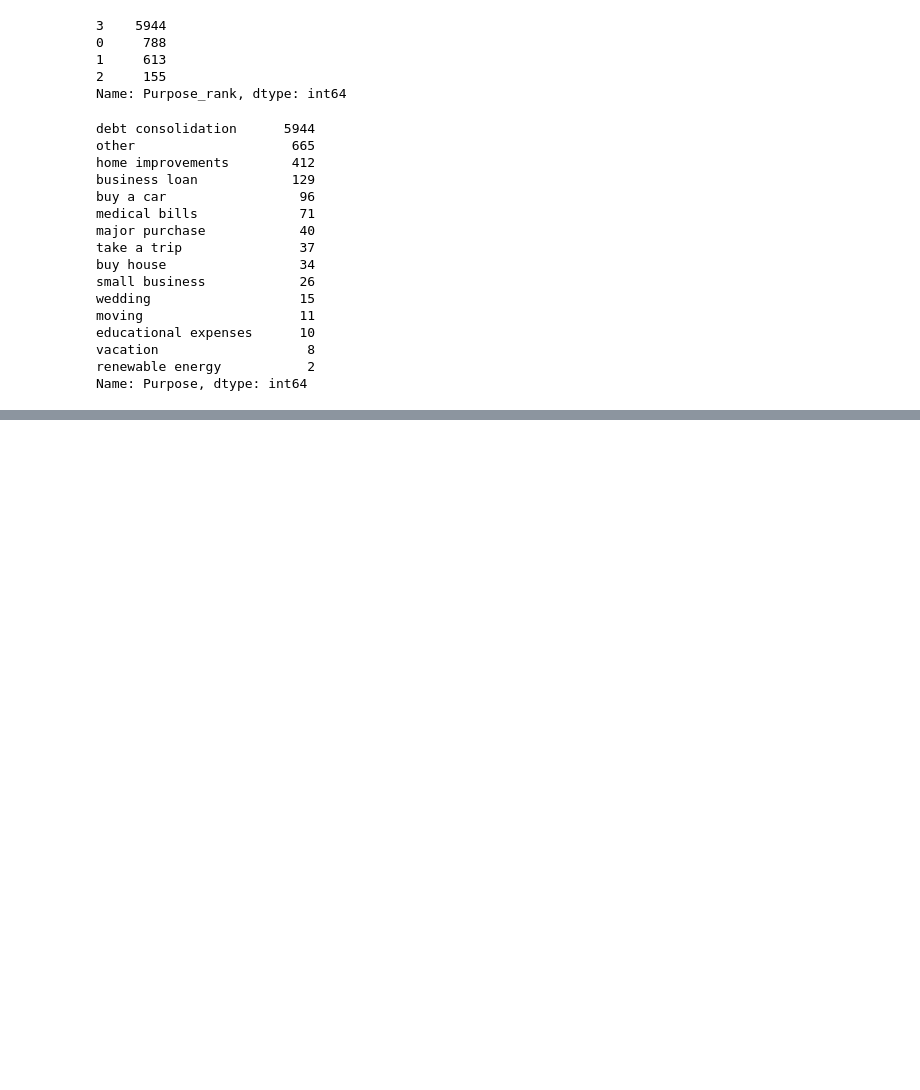
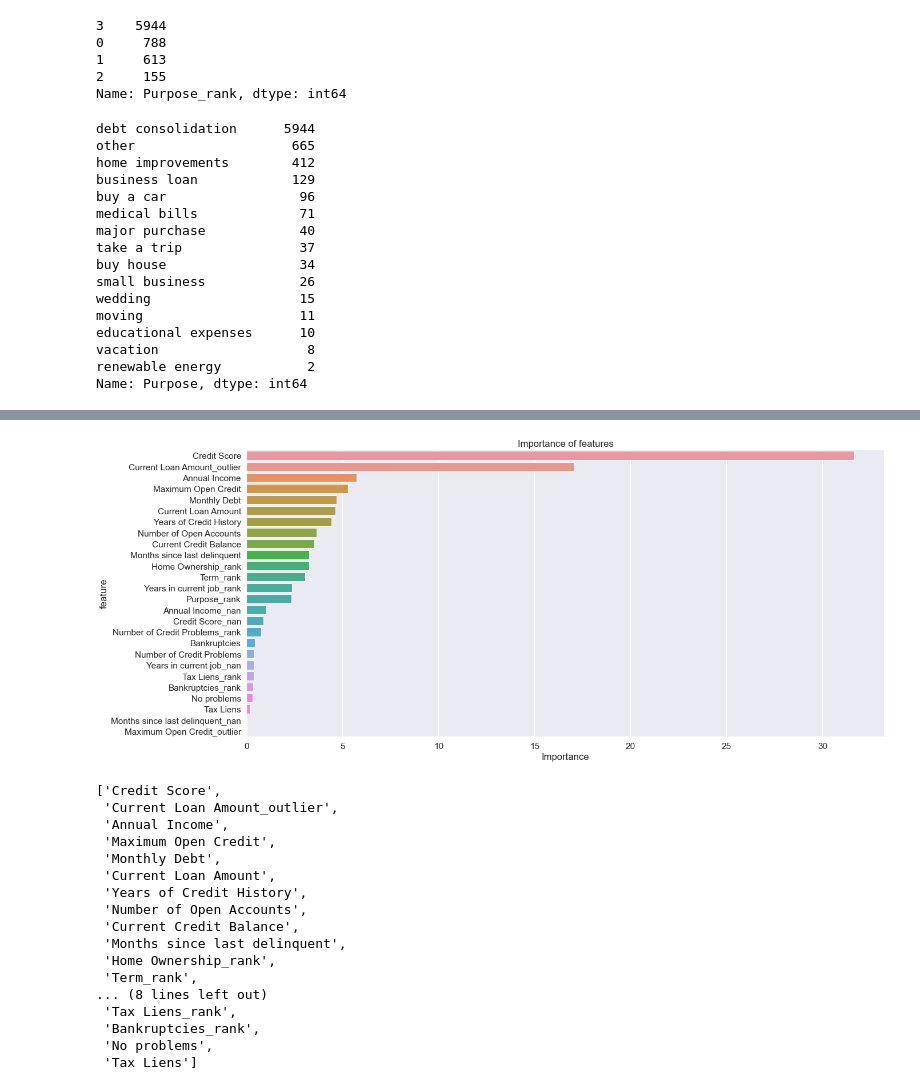
Before and after one commit to NickHlzv/Numpy-Pandas-Scikit, a Jupyter notebook: CourseP2/NHalzev_solution.ipynb, the cells around one changed output, grey strips where cells are left out. Cells and saved outputs as stored; diff of their text form; code cells hidden in the pictures; blank space fills up the shorter version.

```diff
--- a/CourseP2/NHalzev_solution.ipynb
+++ b/CourseP2/NHalzev_solution.ipynb
@@ -870,0 +1015,4 @@ Name: Purpose, dtype: int64
+# %%
+#Разбиваем датафрейм еще раз
+X_train = df_balanced.drop('Credit Default', axis=1)
+y_train = df_balanced['Credit Default']
@@ -870,0 +1025,14 @@ Name: Purpose, dtype: int64
+# %%
+frozen_params = {
+      'class_weights':[1, 2.5],
+      'silent':True,
+      'random_state':21,
+     'eval_metric':'F1',
+      'early_stopping_rounds':20
+}
+
+cat_b = CatBoostClassifier(**frozen_params,
+                            iterations=300,
+                            max_depth=7,
+                            reg_lambda=0.5)
+cat_b.fit(X_train, y_train, plot=True, eval_set=(X_test, y_test))
@@ -870,0 +1137,35 @@ Name: Purpose, dtype: int64
+# %%
+#Смотрим самые важные признаки
+def show_feature_importances(feature_names, feature_importances, get_top=None):
+     feature_importances = pd.DataFrame({'feature': feature_names, 'importance': feature_importances})
+     feature_importances = feature_importances.sort_values('importance', ascending=False)
+     plt.figure(figsize = (20, len(feature_importances) * 0.355))
+     sns.barplot(feature_importances['importance'], feature_importances['feature'])
+     plt.xlabel('Importance')
+     plt.title('Importance of features')
+     plt.show()
+
+     if get_top is not None:
+         return feature_importances['feature'][:get_top].tolist()
+
+important_features_top = show_feature_importances(X_train.columns, cat_b.feature_importances_, get_top=24)
+important_features_top
+# %% [output]
+[figure, added]
+['Credit Score',
+ 'Current Loan Amount_outlier',
+ 'Annual Income',
+ 'Maximum Open Credit',
+ 'Monthly Debt',
+ 'Current Loan Amount',
+ 'Years of Credit History',
+ 'Number of Open Accounts',
+ 'Current Credit Balance',
+ 'Months since last delinquent',
+ 'Home Ownership_rank',
+ 'Term_rank',
+... (8 lines left out)
+ 'Tax Liens_rank',
+ 'Bankruptcies_rank',
+ 'No problems',
+ 'Tax Liens']
```
Also changed, not shown: parts of 37 cells of this notebook, 2 other files.
